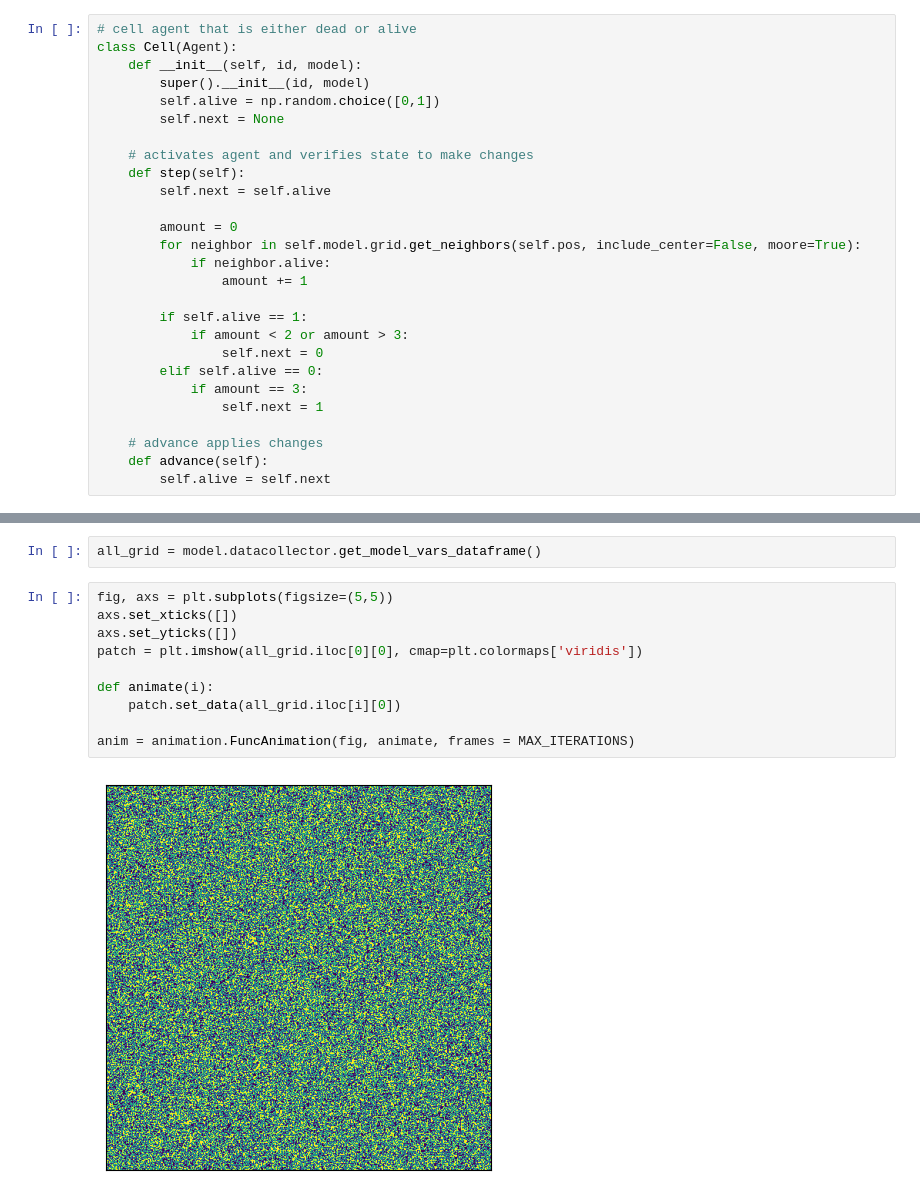
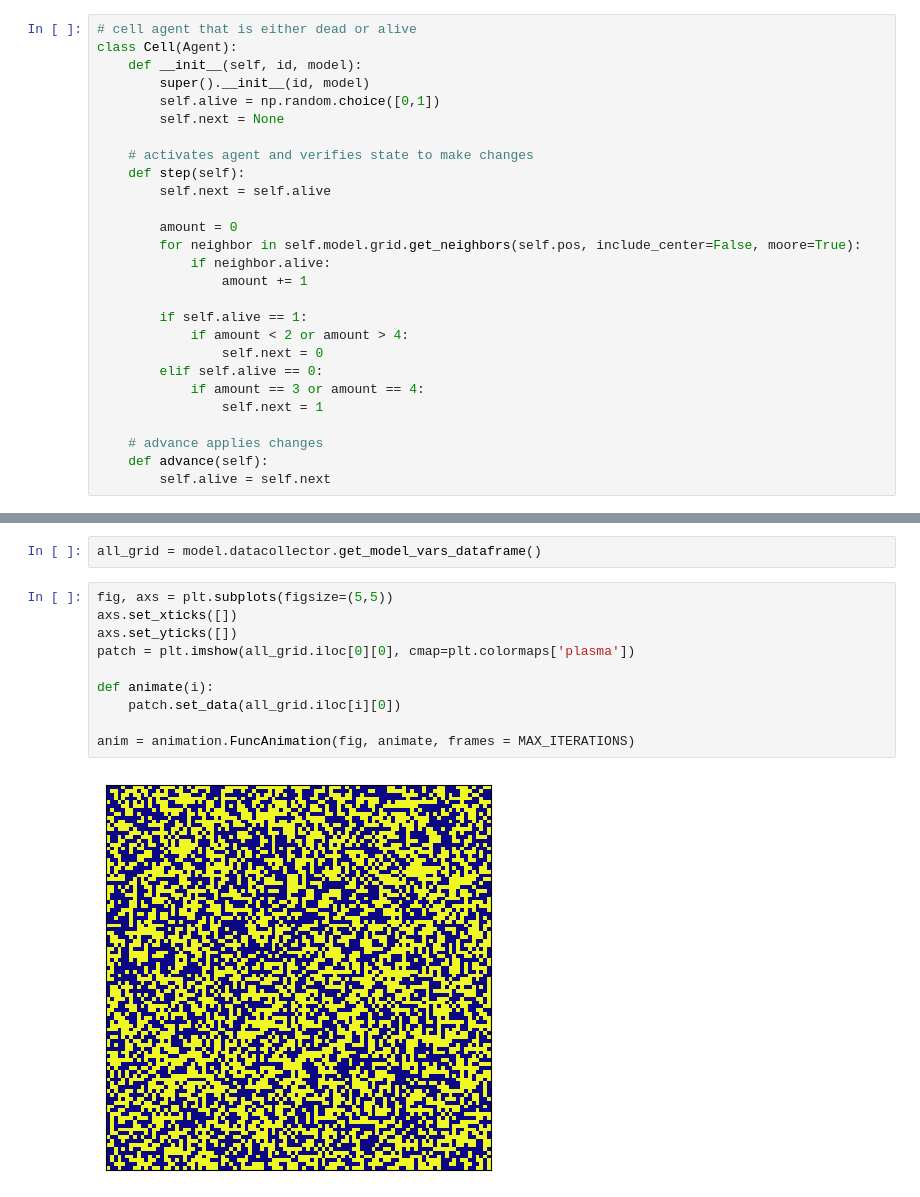
Before and after one commit to felix-rojas/graphics2023, a Jupyter notebook: Labs/Agentes/GameOfLife.ipynb, the cells around one changed output, grey strips where cells are left out. Cells and saved outputs as stored; diff of their text form.

```diff
--- a/Labs/Agentes/GameOfLife.ipynb
+++ b/Labs/Agentes/GameOfLife.ipynb
@@ -78,10 +78,10 @@ class Cell(Agent):
                 amount += 1
 
         if self.alive == 1:
-            if amount < 2 or amount > 3:
+            if amount < 2 or amount > 4:
                 self.next = 0
         elif self.alive == 0:
-            if amount == 3:
+            if amount == 3 or amount == 4:
                 self.next = 1
 
     # advance applies changes
@@ -130,14 +130,14 @@ all_grid = model.datacollector.get_model_vars_dataframe()
 # %%
 fig, axs = plt.subplots(figsize=(5,5))
 axs.set_xticks([])
 axs.set_yticks([])
-patch = plt.imshow(all_grid.iloc[0][0], cmap=plt.colormaps['viridis'])
+patch = plt.imshow(all_grid.iloc[0][0], cmap=plt.colormaps['plasma'])
 
 def animate(i):
     patch.set_data(all_grid.iloc[i][0])
 
 anim = animation.FuncAnimation(fig, animate, frames = MAX_ITERATIONS)
 # %% [output]
-[figure, old version]
+[figure, new version]
 # %%
 anim
```
Also changed, not shown: parts of 1 cell of this notebook, 2 other files.
